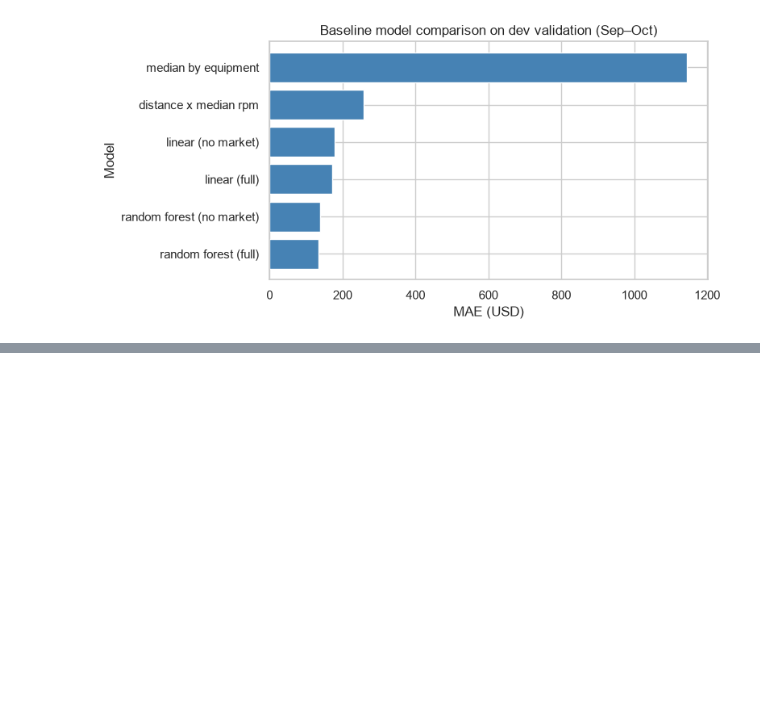
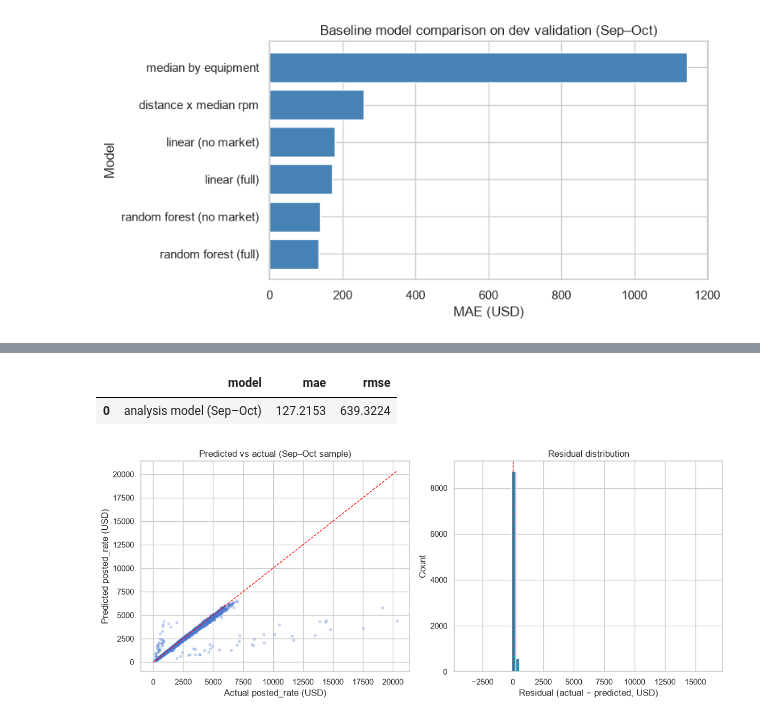
Before and after one commit to ttqureshi/spotter-freight-rate-ml, a Jupyter notebook: notebooks/freight_rate_modeling.ipynb, the cells around one changed output, grey strips where cells are left out. Cells and saved outputs as stored; diff of their text form; code cells hidden in the pictures; blank space fills up the shorter version.

```diff
--- a/notebooks/freight_rate_modeling.ipynb
+++ b/notebooks/freight_rate_modeling.ipynb
@@ -863,14 +863,18 @@ def regression_metrics(y_true, y_pred):
     }
 
 
-def make_pipeline(feature_list, model):
+def make_pipeline(feature_list, model, dense_output=False):
     num_cols = [col for col in feature_list if col not in CAT_COLS]
     preprocessor = ColumnTransformer(
         [
             ("num", SimpleImputer(strategy="median"), num_cols),
             (
                 "cat",
-                OneHotEncoder(handle_unknown="ignore", min_frequency=10),
+                OneHotEncoder(
+                    handle_unknown="ignore",
+                    min_frequency=10,
+                    sparse_output=not dense_output,
+                ),
                 CAT_COLS,
             ),
         ]
@@ -957,0 +1214,40 @@ plt.show()
+# %%
+analysis_model = make_pipeline(feature_cols, make_estimator(best_name), dense_output=True)
+if final_log_target:
+    analysis_model.fit(dev_train_feat[feature_cols], np.log1p(y_train))
+else:
+    analysis_model.fit(dev_train_feat[feature_cols], y_train)
+
+error_df = dev_val_feat.copy()
+error_df["predicted_rate"] = predict_rate(
+    analysis_model, dev_val_feat, log_target=final_log_target
+)
+error_df["residual"] = error_df["posted_rate"] - error_df["predicted_rate"]
+error_df["abs_error"] = error_df["residual"].abs()
+error_df["pct_error"] = 100 * error_df["abs_error"] / error_df["posted_rate"]
+
+pd.DataFrame([score_model("analysis model (Sep–Oct)", y_val, error_df["predicted_rate"])])
+# %% [output]
+|  | model | mae | rmse |
+| 0 | analysis model (Sep–Oct) | 127.2153 | 639.3224 |
+# %%
+fig, axes = plt.subplots(1, 2, figsize=(12, 5))
+
+sample = error_df.sample(n=min(5000, len(error_df)), random_state=42)
+axes[0].scatter(sample["posted_rate"], sample["predicted_rate"], alpha=0.25, s=10)
+max_rate = max(sample["posted_rate"].max(), sample["predicted_rate"].max())
+axes[0].plot([0, max_rate], [0, max_rate], color="red", linestyle="--", linewidth=1)
+axes[0].set_xlabel("Actual posted_rate (USD)")
+axes[0].set_ylabel("Predicted posted_rate (USD)")
+axes[0].set_title("Predicted vs actual (Sep–Oct sample)")
+
+axes[1].hist(error_df["residual"], bins=60, color="steelblue", edgecolor="white")
+axes[1].axvline(0, color="red", linestyle="--", linewidth=1)
+axes[1].set_xlabel("Residual (actual − predicted, USD)")
+axes[1].set_ylabel("Count")
+axes[1].set_title("Residual distribution")
+
+plt.tight_layout()
+plt.show()
+# %% [output]
+[figure, added]
```
Also changed, not shown: parts of 19 cells of this notebook, 1 other file.
